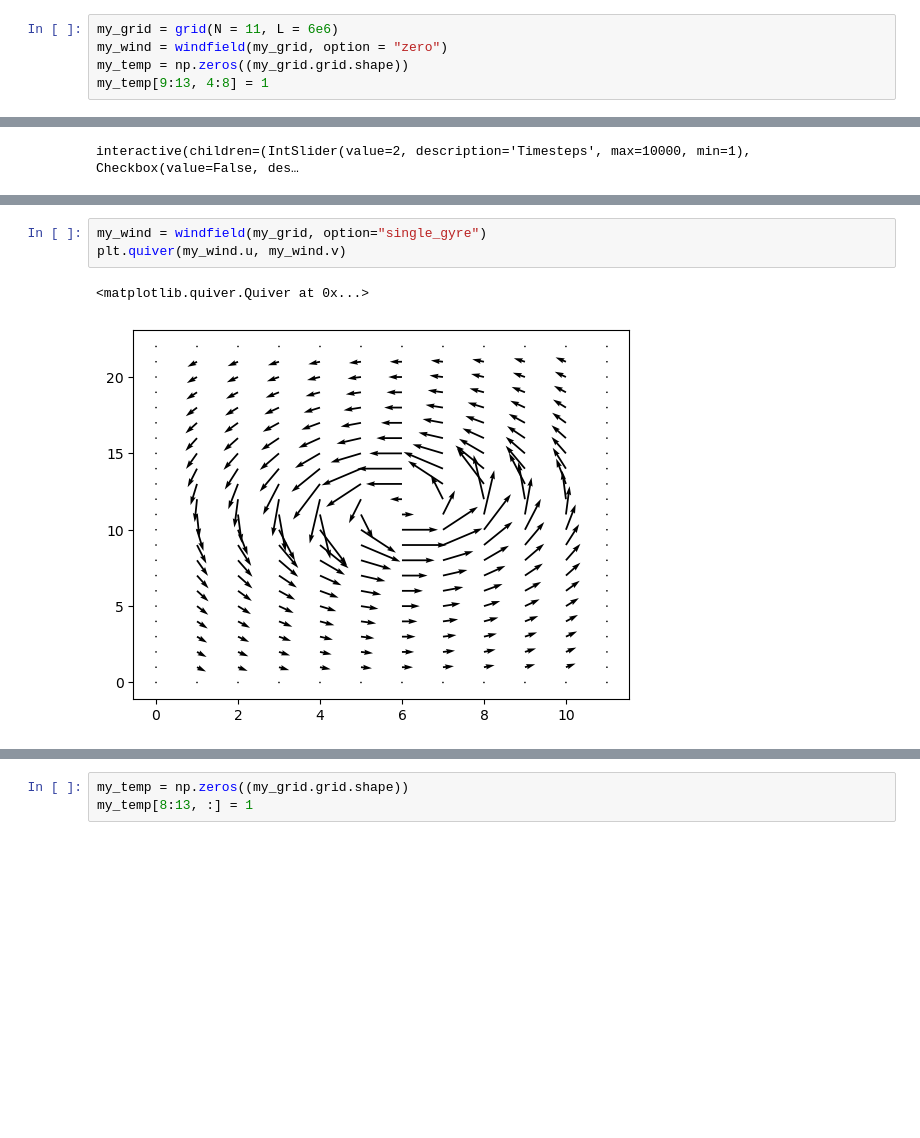
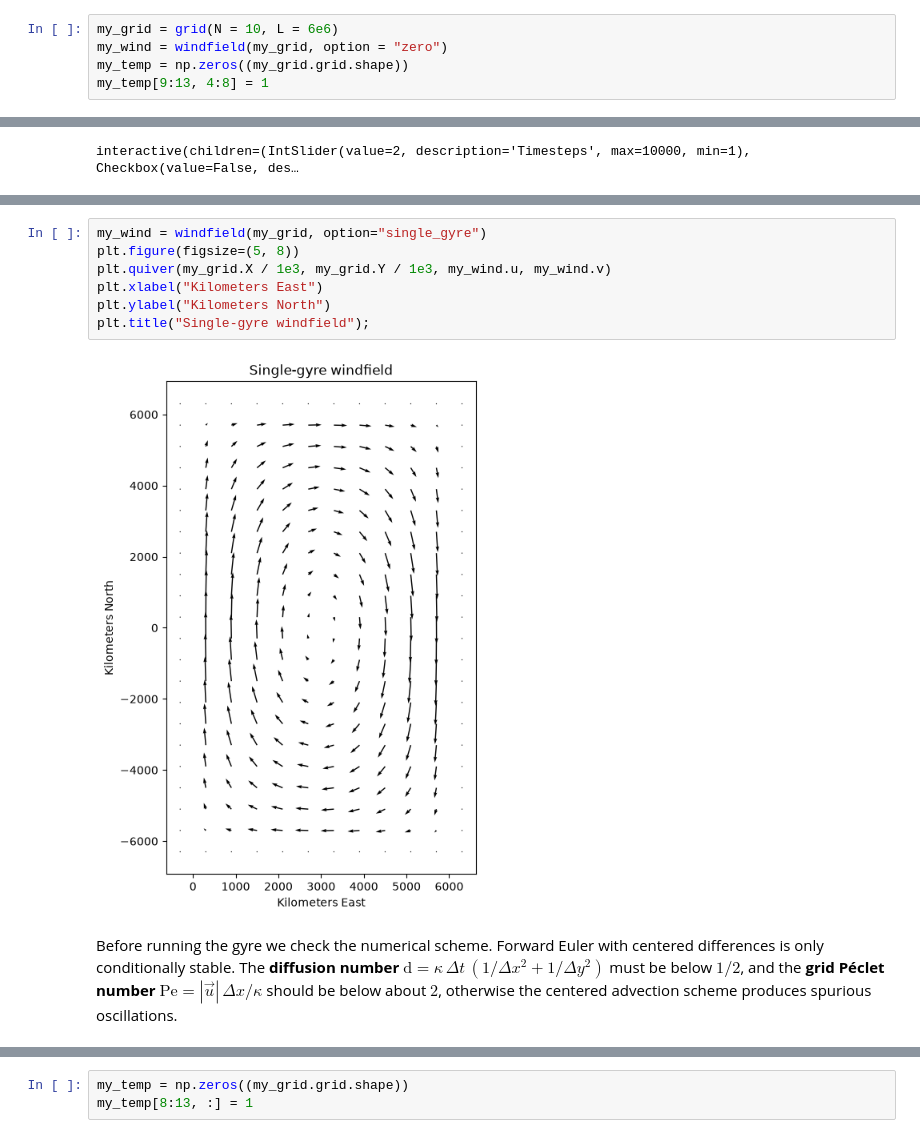
Before and after one commit to drvivekhydro/hydroclimatology, a Jupyter notebook: lecture-11-heat-transports.ipynb, the cells around one changed output, grey strips where cells are left out. Drawn from its saved outputs; the diff is of its cells as text; blank space fills up the shorter version.

```diff
--- a/lecture-11-heat-transports.ipynb
+++ b/lecture-11-heat-transports.ipynb
@@ -343,5 +311,5 @@ Initialize temperature field with rectangular non-zero box.
 # %%
-my_grid = grid(N = 11, L = 6e6)
+my_grid = grid(N = 10, L = 6e6)
 my_wind = windfield(my_grid, option = "zero")
 my_temp = np.zeros((my_grid.grid.shape))
 my_temp[9:13, 4:8] = 1
@@ -432,6 +402,11 @@ def PointVortex(G, omega = 0.6, a = 0.2, x0=0.5, y0 = 0.):
 # %%
 my_wind = windfield(my_grid, option="single_gyre")
-plt.quiver(my_wind.u, my_wind.v)
+plt.figure(figsize=(5, 8))
+plt.quiver(my_grid.X / 1e3, my_grid.Y / 1e3, my_wind.u, my_wind.v)
+plt.xlabel("Kilometers East")
+plt.ylabel("Kilometers North")
+plt.title("Single-gyre windfield");
 # %% [output]
-<matplotlib.quiver.Quiver at 0x...>
-[figure, old version]
+[figure, new version]
+# %% [markdown]
+Before running the gyre we check the numerical scheme. Forward Euler with centered differences is only conditionally stable. The **diffusion number** $\mathrm{d} = \kappa\,\Delta t\,(1/\Delta x^{2} + 1/\Delta y^{2})$ must be below $1/2$, and the **grid P&eacute;clet number** $\mathrm{Pe} = |\vec{u}|\,\Delta x / \kappa$ should be below about $2$, otherwise the centered advection scheme produces spurious oscillations.
```
Also changed, not shown: parts of 43 cells of this notebook, 7 other files.
